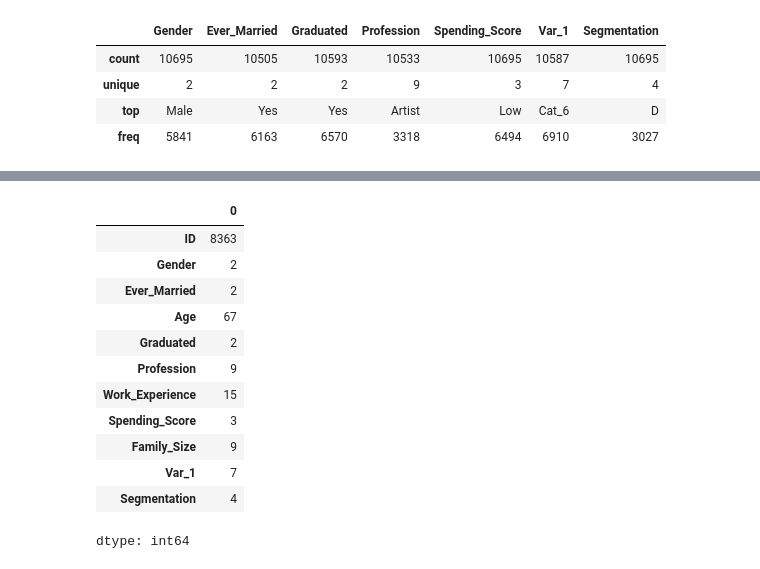
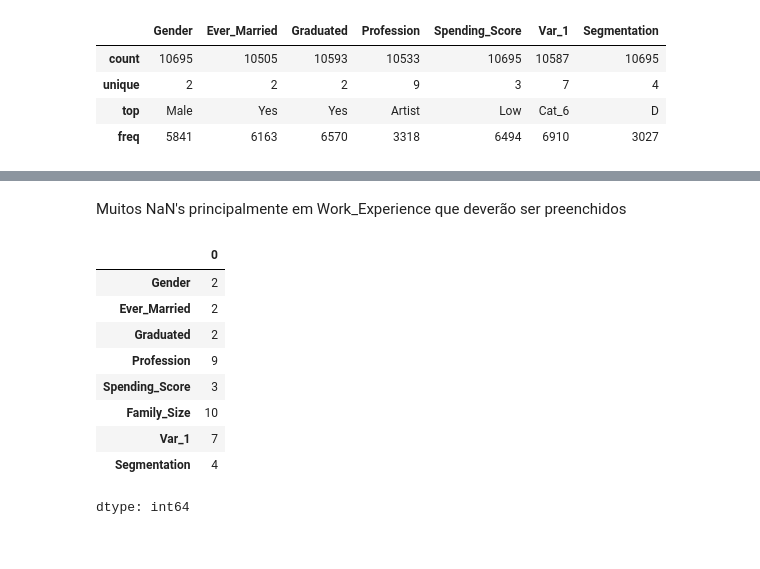
Before and after one commit to MtHenriqueF/Customer-segmentation-clustering, a Jupyter notebook: clustering.ipynb, the cells around one changed output, grey strips where cells are left out. Cells and saved outputs as stored; diff of their text form; code cells hidden in the pictures.

```diff
--- a/clustering.ipynb
+++ b/clustering.ipynb
@@ -155,17 +156,16 @@ print(df_combined.isnull().sum())
 dtype: int64
-# %%
-df_combined.nunique()
-# %% [output]
-|  | 0 |
-| ID | 8363 |
-| Gender | 2 |
-| Ever_Married | 2 |
-| Age | 67 |
-| Graduated | 2 |
-| Profession | 9 |
-| Work_Experience | 15 |
-| Spending_Score | 3 |
-| Family_Size | 9 |
-| Var_1 | 7 |
-| Segmentation | 4 |
-dtype: int64
+# %% [markdown]
+Muitos NaN's principalmente em Work_Experience que deverão ser preenchidos
+# %%
+df.drop(['Age', 'Work_Experience'], axis=1).nunique()
+# %% [output]
+|  | 0 |
+| Gender | 2 |
+| Ever_Married | 2 |
+| Graduated | 2 |
+| Profession | 9 |
+| Spending_Score | 3 |
+| Family_Size | 10 |
+| Var_1 | 7 |
+| Segmentation | 4 |
+dtype: int64
```
Also changed, not shown: parts of 14 cells of this notebook.
